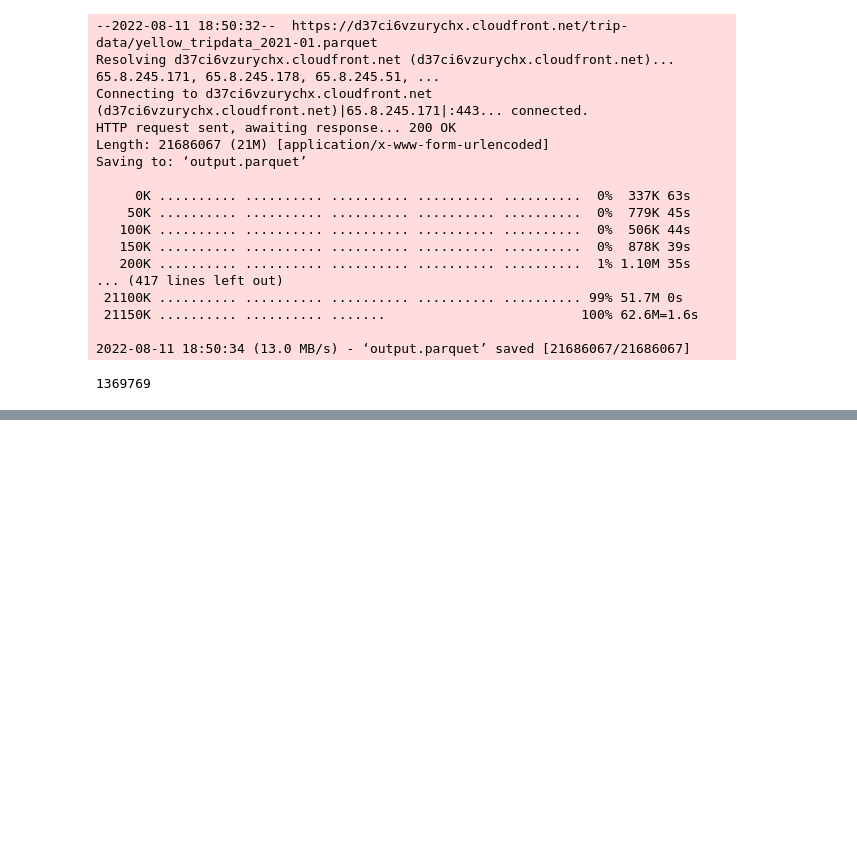
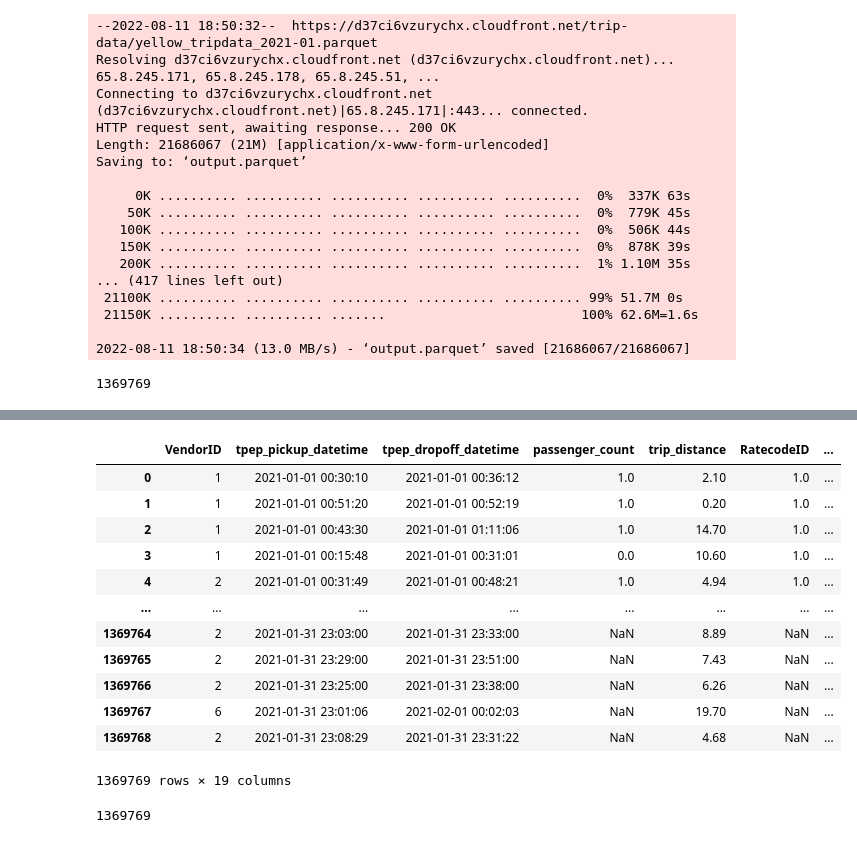
Before and after one commit to renanfmoises/nyc-taxi-dataeng-zc-docker-postgres, a Jupyter notebook: notebooks/class_Extract_sandbox.ipynb, the cells around one changed output, grey strips where cells are left out. Cells and saved outputs as stored; diff of their text form; code cells hidden in the pictures; blank space fills up the shorter version.

```diff
--- a/notebooks/class_Extract_sandbox.ipynb
+++ b/notebooks/class_Extract_sandbox.ipynb
@@ -49,3 +49,28 @@ extract.convert_parquet_to_csv()
 extract.n_rows()
 # %% [output]
 1369769
+# %%
+from dataclasses import dataclass
+import os
+import pandas as pd
+
+@dataclass
+class Extract:
+    url: str
+    parquet_file_name: str = "output.parquet"
+    csv_file_name: str = "output.csv"
+    __df = None
+    n_rows = None
+
+    def download_parquet(self):
+        os.system(f"wget {self.url} -O {self.parquet_file_name}")
+
+    def get_pandas_df(self):
+        self.__df = pd.read_parquet(self.parquet_file_name)
+        self.n_rows = self.__df.shape[0]
+        return self.__df
+
+    def convert_parquet_to_csv(self):
+        self.__df.to_csv(self.csv_file_name)
+# %%
+extract = Extract("https://d37ci6vzurychx.cloudfront.net/trip-data/yellow_tripdata_2021-01.parquet")
@@ -51,0 +97,20 @@ extract.n_rows()
+# %%
+extract.get_pandas_df()
+# %% [output]
+|  | VendorID | tpep_pickup_datetime | tpep_dropoff_datetime | passenger_count | trip_distance | RatecodeID | ... |
+| 0 | 1 | 2021-01-01 00:30:10 | 2021-01-01 00:36:12 | 1.0 | 2.10 | 1.0 | ... |
+| 1 | 1 | 2021-01-01 00:51:20 | 2021-01-01 00:52:19 | 1.0 | 0.20 | 1.0 | ... |
+| 2 | 1 | 2021-01-01 00:43:30 | 2021-01-01 01:11:06 | 1.0 | 14.70 | 1.0 | ... |
+| 3 | 1 | 2021-01-01 00:15:48 | 2021-01-01 00:31:01 | 0.0 | 10.60 | 1.0 | ... |
+| 4 | 2 | 2021-01-01 00:31:49 | 2021-01-01 00:48:21 | 1.0 | 4.94 | 1.0 | ... |
+| ... | ... | ... | ... | ... | ... | ... | ... |
+| 1369764 | 2 | 2021-01-31 23:03:00 | 2021-01-31 23:33:00 | NaN | 8.89 | NaN | ... |
+| 1369765 | 2 | 2021-01-31 23:29:00 | 2021-01-31 23:51:00 | NaN | 7.43 | NaN | ... |
+| 1369766 | 2 | 2021-01-31 23:25:00 | 2021-01-31 23:38:00 | NaN | 6.26 | NaN | ... |
+| 1369767 | 6 | 2021-01-31 23:01:06 | 2021-02-01 00:02:03 | NaN | 19.70 | NaN | ... |
+| 1369768 | 2 | 2021-01-31 23:08:29 | 2021-01-31 23:31:22 | NaN | 4.68 | NaN | ... |
+1369769 rows × 19 columns
+# %%
+extract.n_rows
+# %% [output]
+1369769
```
Also changed, not shown: parts of 1 cell of this notebook, 2 other files.
